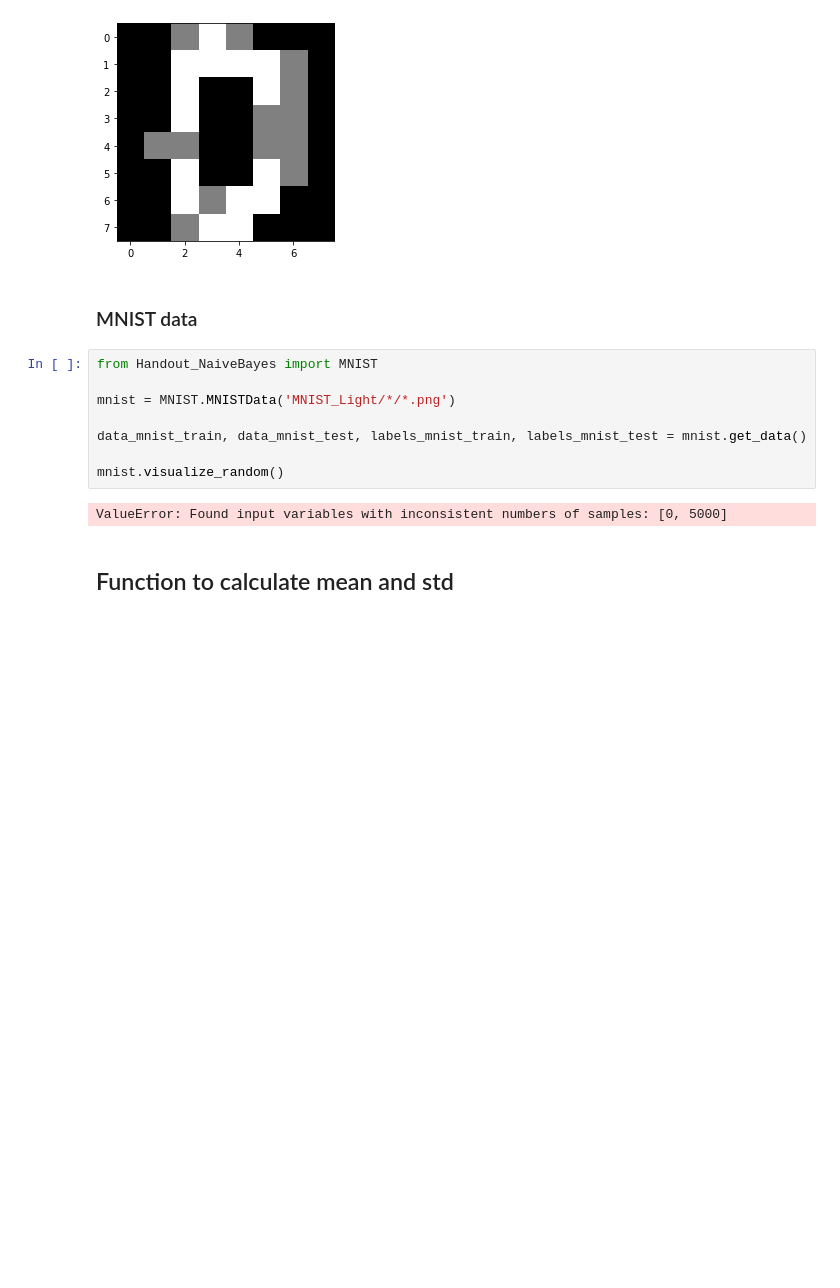
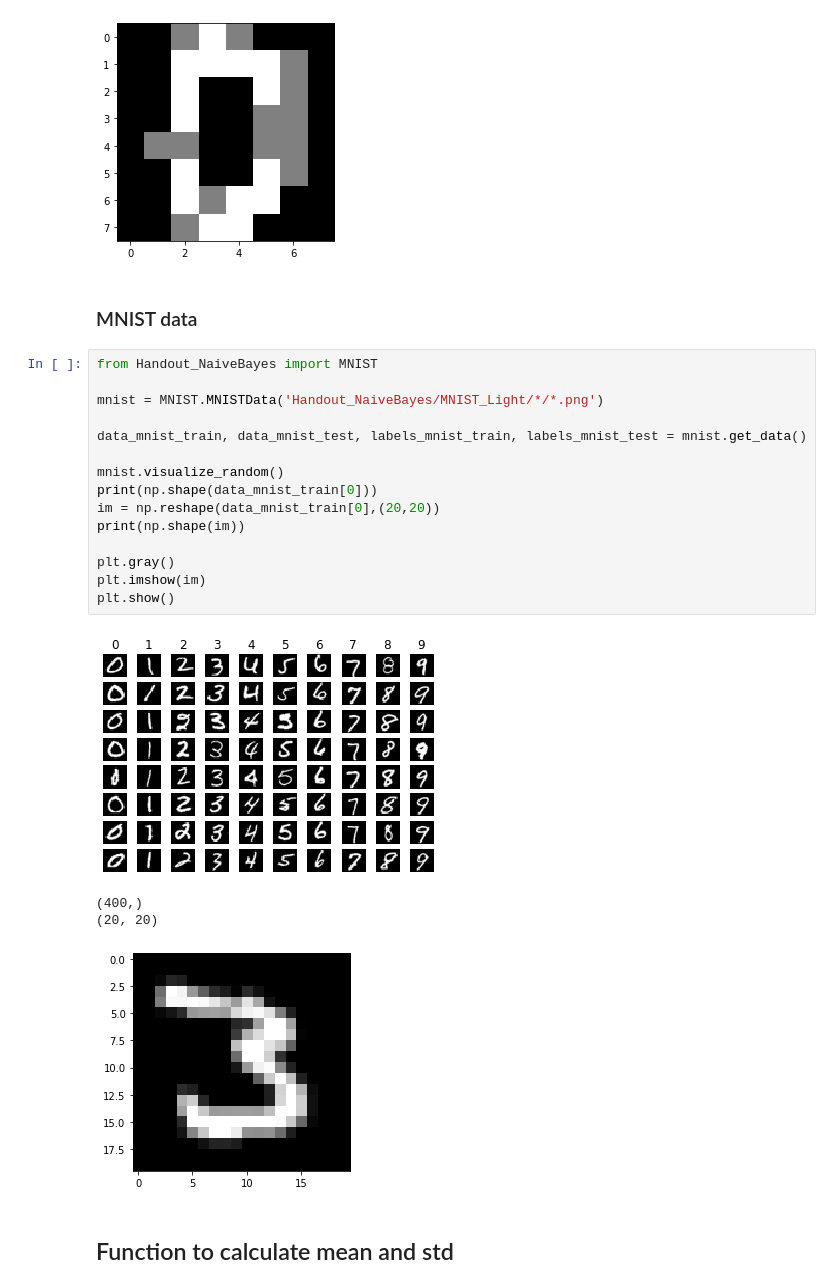
Before and after one commit to samuellundberg/EDAN95, a Jupyter notebook: lab5/lab5.ipynb, the cells around one changed output. Saved outputs shown, nothing was run; the diff lists cells and outputs as text; blank space fills up the shorter version.

```diff
--- a/lab5/lab5.ipynb
+++ b/lab5/lab5.ipynb
@@ -109,13 +109,23 @@ plt.show()
 # %%
 from Handout_NaiveBayes import MNIST
 
-mnist = MNIST.MNISTData('MNIST_Light/*/*.png')
+mnist = MNIST.MNISTData('Handout_NaiveBayes/MNIST_Light/*/*.png')
 
 data_mnist_train, data_mnist_test, labels_mnist_train, labels_mnist_test = mnist.get_data()
 
 mnist.visualize_random()
+print(np.shape(data_mnist_train[0]))
+im = np.reshape(data_mnist_train[0],(20,20))
+print(np.shape(im))
+
+plt.gray()
+plt.imshow(im)
+plt.show()
 # %% [output]
+[figure, added]
-ValueError: Found input variables with inconsistent numbers of samples: [0, 5000]
+(400,)
+(20, 20)
+[figure, added]
 # %% [markdown]
 ## Function to calculate mean and std
 # %%
```
Also changed, not shown: parts of 12 cells of this notebook.
